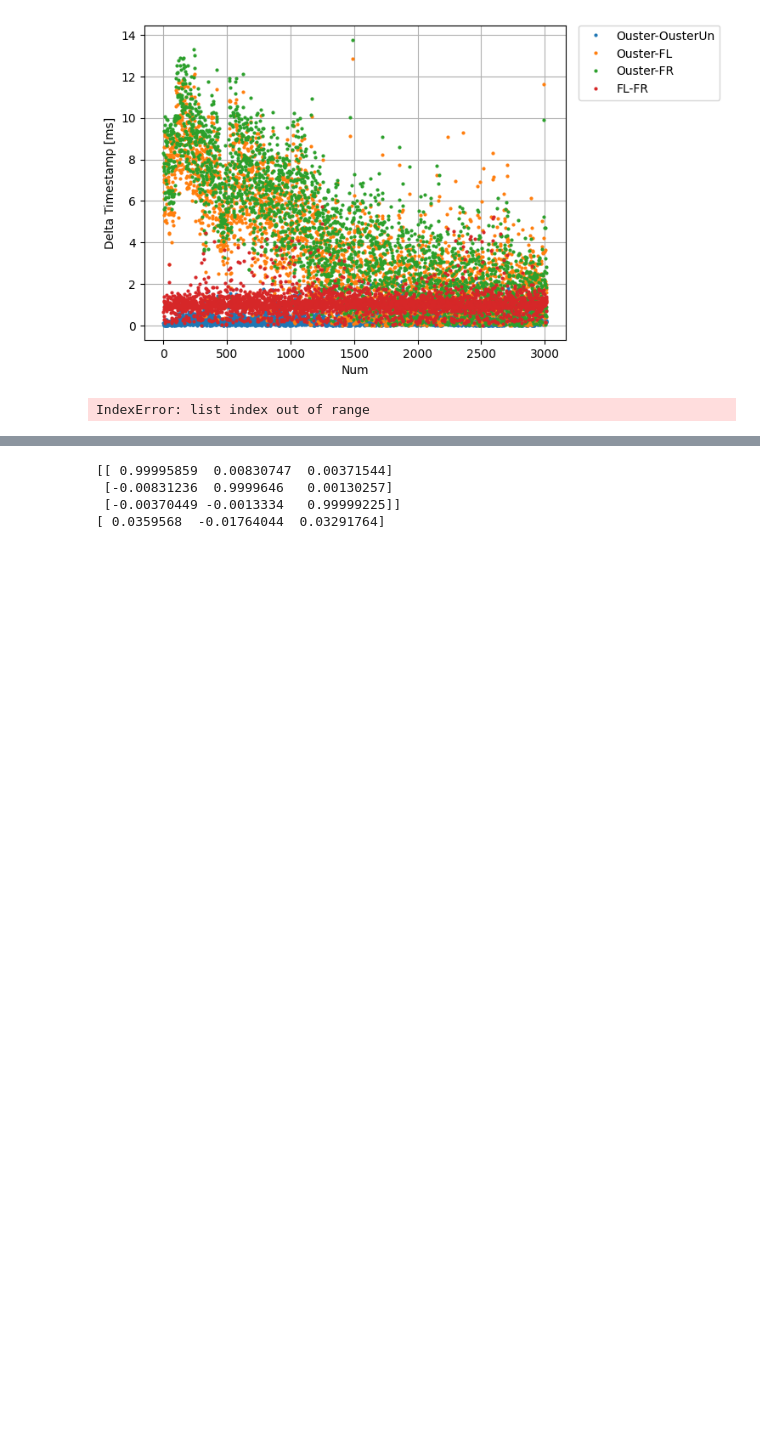
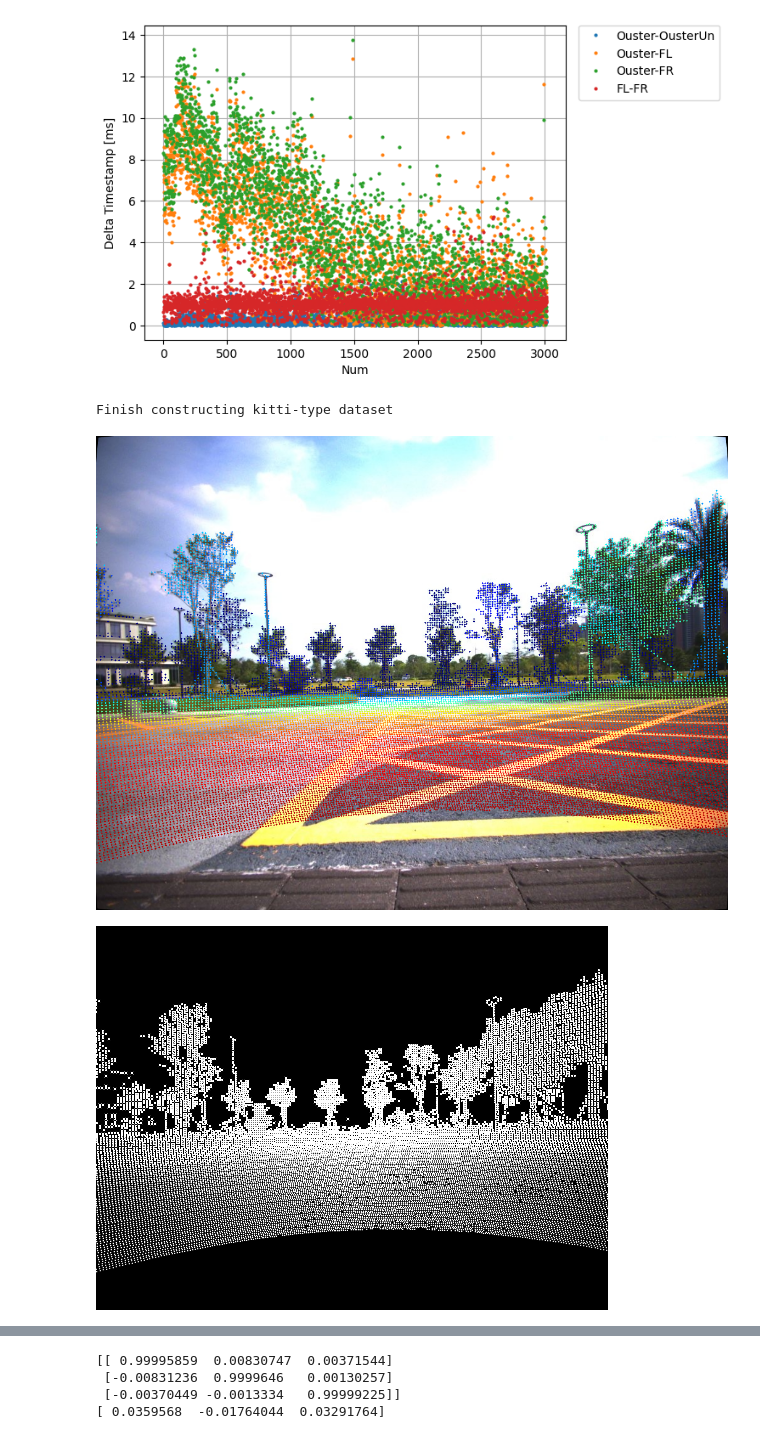
Before and after one commit to fusionportable/fusionportable_dataset_tools, a Jupyter notebook: write_data_to_kitti360.ipynb, the cells around one changed output, grey strips where cells are left out. Cells and saved outputs as stored; diff of their text form; code cells hidden in the pictures; blank space fills up the shorter version.

Commit message:
add feat: generate_depthmap_to_kitti360

```diff
--- a/write_data_to_kitti360.ipynb
+++ b/write_data_to_kitti360.ipynb
@@ -136,7 +136,7 @@ th_ouster_ec, th_el_er = 0.05, 0.05
 matched_id_ouster_sensors_odom = []
 for id, time in enumerate(ouster_timestamps):
   # Check Ouster_undistorted
-  ouster_un_time, ouster_id = find_closest_element_sorted(ouster_un_timestamps, time + t_add)
+  ouster_un_time, ousterun_id = find_closest_element_sorted(ouster_un_timestamps, time + t_add)
   if abs(time + t_add - ouster_un_time) < th_ouster_ousterun:
     # Check Odom
     odom_time, odom_id = find_closest_element_sorted(odom_timestamps, time)
@@ -150,9 +150,9 @@ for id, time in enumerate(ouster_timestamps):
         er_time, er_id = find_closest_element_sorted(event_right_image_timestamps, time)
         if el_time is not None and er_time is not None:
           if abs(time - el_time) < th_ouster_fc and abs(time - er_time) < th_ouster_fc and abs(el_time - er_time) < th_el_er:
-            matched_id_ouster_sensors_odom.append([id, ouster_id, odom_id, fl_id, fr_id, el_id, er_id])
+            matched_id_ouster_sensors_odom.append([id, ousterun_id, odom_id, fl_id, fr_id, el_id, er_id])
         else:
-          matched_id_ouster_sensors_odom.append([id, ouster_id, odom_id, fl_id, fr_id])
+          matched_id_ouster_sensors_odom.append([id, ousterun_id, odom_id, fl_id, fr_id])
 print('Length of matched id (ouster_un - sensors): {}'.format(len(matched_id_ouster_sensors_odom)))
 # %% [output]
 Loading ouster_timestamps: 3020
@@ -242,33 +242,33 @@ for frame_id, mid in enumerate(matched_id_ouster_sensors_odom):
   os.system('cp {} {}'.format(os_un_data_path, new_data_path))
 
   if platform == 'vehicle':
-    fl_data_path = os.path.join(data_path, 'vehicle_frame_cam00/image/data', '{:06d}.png'.format(mid[2]))
+    fl_data_path = os.path.join(data_path, 'vehicle_frame_cam00/image/data', '{:06d}.png'.format(mid[3]))
     new_data_path = os.path.join(kitti360_path, 'vehicle_frame_cam00/image/data', '{:06d}.png'.format(frame_id))
     camera = int_ext_loader.sensor_collection['vehicle_frame_left_camera']
     rewrite_undistort_image(fl_data_path, new_data_path, camera)
 
-    fr_data_path = os.path.join(data_path, 'vehicle_frame_cam01/image/data', '{:06d}.png'.format(mid[3]))
+    fr_data_path = os.path.join(data_path, 'vehicle_frame_cam01/image/data', '{:06d}.png'.format(mid[4]))
     new_data_path = os.path.join(kitti360_path, 'vehicle_frame_cam01/image/data', '{:06d}.png'.format(frame_id))
     camera = int_ext_loader.sensor_collection['vehicle_frame_right_camera']
     rewrite_undistort_image(fr_data_path, new_data_path, camera)
   else:
-    fl_data_path = os.path.join(data_path, 'frame_cam00/image/data', '{:06d}.png'.format(mid[2]))
+    fl_data_path = os.path.join(data_path, 'frame_cam00/image/data', '{:06d}.png'.format(mid[3]))
     new_data_path = os.path.join(kitti360_path, 'frame_cam00/image/data', '{:06d}.png'.format(frame_id))
     camera = int_ext_loader.sensor_collection['frame_left_camera']
     rewrite_undistort_image(fl_data_path, new_data_path, camera)
 
-    fr_data_path = os.path.join(data_path, 'frame_cam01/image/data', '{:06d}.png'.format(mid[3]))
+    fr_data_path = os.path.join(data_path, 'frame_cam01/image/data', '{:06d}.png'.format(mid[4]))
     new_data_path = os.path.join(kitti360_path, 'frame_cam01/image/data', '{:06d}.png'.format(frame_id))
     camera = int_ext_loader.sensor_collection['frame_right_camera']
     rewrite_undistort_image(fr_data_path, new_data_path, camera)
 
   if len(event_left_image_timestamps) > 0 and len(event_right_image_timestamps) > 0:
-    el_data_path = os.path.join(data_path, 'event_cam00/image/data', '{:06d}.png'.format(mid[4]))
+    el_data_path = os.path.join(data_path, 'event_cam00/image/data', '{:06d}.png'.format(mid[5]))
     new_data_path = os.path.join(kitti360_path, 'event_cam00/image/data', '{:06d}.png'.format(frame_id))
     camera = int_ext_loader.sensor_collection['event_left_camera']
     rewrite_undistort_image(el_data_path, new_data_path, camera)
 
-    er_data_path = os.path.join(data_path, 'event_cam01/image/data', '{:06d}.png'.format(mid[5]))
+    er_data_path = os.path.join(data_path, 'event_cam01/image/data', '{:06d}.png'.format(mid[6]))
     new_data_path = os.path.join(kitti360_path, 'event_cam01/image/data', '{:06d}.png'.format(frame_id))
     camera = int_ext_loader.sensor_collection['event_right_camera']
     rewrite_undistort_image(er_data_path, new_data_path, camera)
@@ -281,7 +281,7 @@ file_writer.write_kitti_calibration_camera_extrinsics(platform, int_ext_loader,
 
 print('Finish constructing kitti-type dataset')
 # %% [output]
-IndexError: list index out of range
+Finish constructing kitti-type dataset
 # %%
 # Description: Generate depth map
 import cv2
@@ -295,39 +295,42 @@ cmap_colors = cmap(np.linspace(0, 1, 21)) * 255
 frame_id = 0
 
 ##### Load point cloud and image
-pcd_path = os.path.join(kitti360_path, 'ouster00/points/data', '{:06d}.pcd'.format(frame_id))
+pcd_path = os.path.join(kitti360_path, 'ouster00_undistort/points/data', '{:06d}.pcd'.format(frame_id))
 xyz_points = np.asarray(open3d.io.read_point_cloud(pcd_path).points)
 if platform == 'vehicle':
   img_path = os.path.join(kitti360_path, 'vehicle_frame_cam00', 'image/data', '{:06d}.png'.format(frame_id)) # images are already undistorted, but not rectified
   img = cv2.imread(img_path)
   camera = int_ext_loader.sensor_collection['vehicle_frame_left_camera']
 else:
   img_path = os.path.join(kitti360_path, 'frame_cam00', 'image/data', '{:06d}.png'.format(frame_id)) # images are already undistorted, but not rectified
   img = cv2.imread(img_path)
   camera = int_ext_loader.sensor_collection['frame_left_camera']
 
 ##### Load extrinsics from the tf_graph
-T_cam_lidar = int_ext_loader.tf_graph.get_relative_transform(camera.frame_id, 'ouster00')
+T_cam_lidar = int_ext_loader.tf_graph.get_relative_transform(camera.frame_id, 'body_imu')
 xyz_points_cam = np.matmul(T_cam_lidar[:3, :3], xyz_points.T).T + T_cam_lidar[:3, 3].T
 
 ##### Project point cloud onto the camera frame
 for p_C in xyz_points_cam:
   flag, u_C = camera.project(p_C)
   if flag:
     i = int(min(p_C[2], 20.0))
     color = (int(cmap_colors[i, 0]), int(cmap_colors[i, 1]), int(cmap_colors[i, 2]))
     cv2.circle(img, (int(u_C[0]), int(u_C[1])), radius=1, color=color, thickness=-1)
 img_pillow = Image.fromarray(cv2.cvtColor(img, cv2.COLOR_BGR2RGB))
 display(img_pillow.resize((img_pillow.size[0] // 1, img_pillow.size[1] // 1)))
 
 ##### Project point cloud onto the depth camera frame
 depth_img = np.zeros((camera.height, camera.width), dtype=np.uint32)
 for p_C in xyz_points_cam:
   flag, u_C = camera.project(p_C)
   if flag:
     depth_img[int(u_C[1])][int(u_C[0])] = np.uint32(p_C[2] * 1000)
 img_pillow = Image.fromarray(depth_img)
 display(img_pillow.resize((img_pillow.size[0] // 2, img_pillow.size[1] // 2)))
+# %% [output]
+[figure, added]
+[figure, added]
 # %%
 # TEST: visualize data
 from PIL import Image
```
Also changed, not shown: parts of 1 cell of this notebook, 3 other files.
